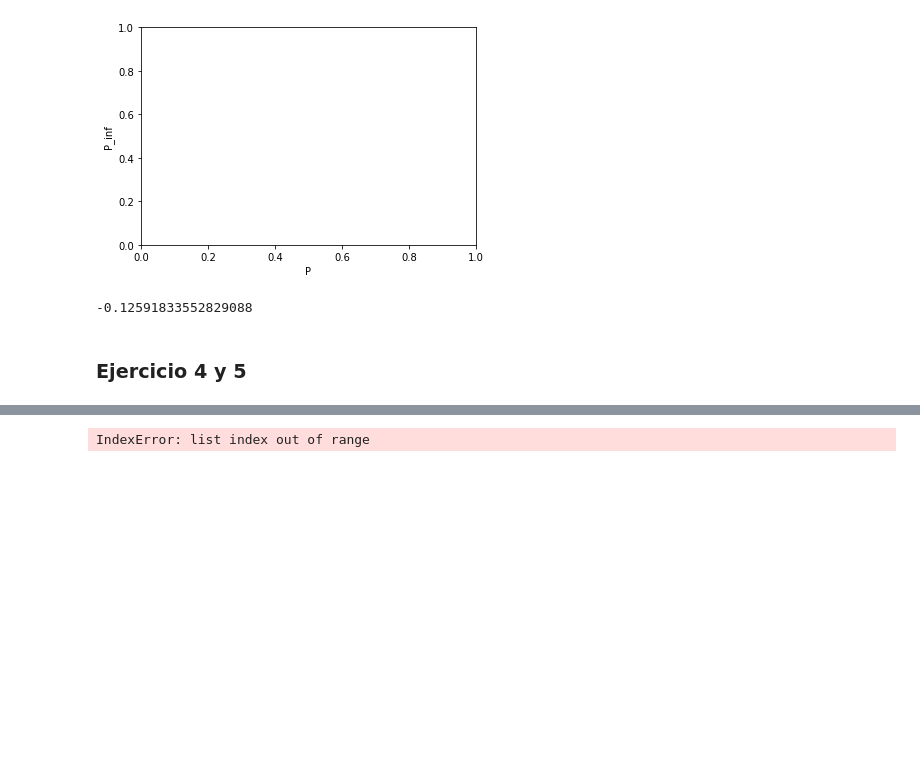
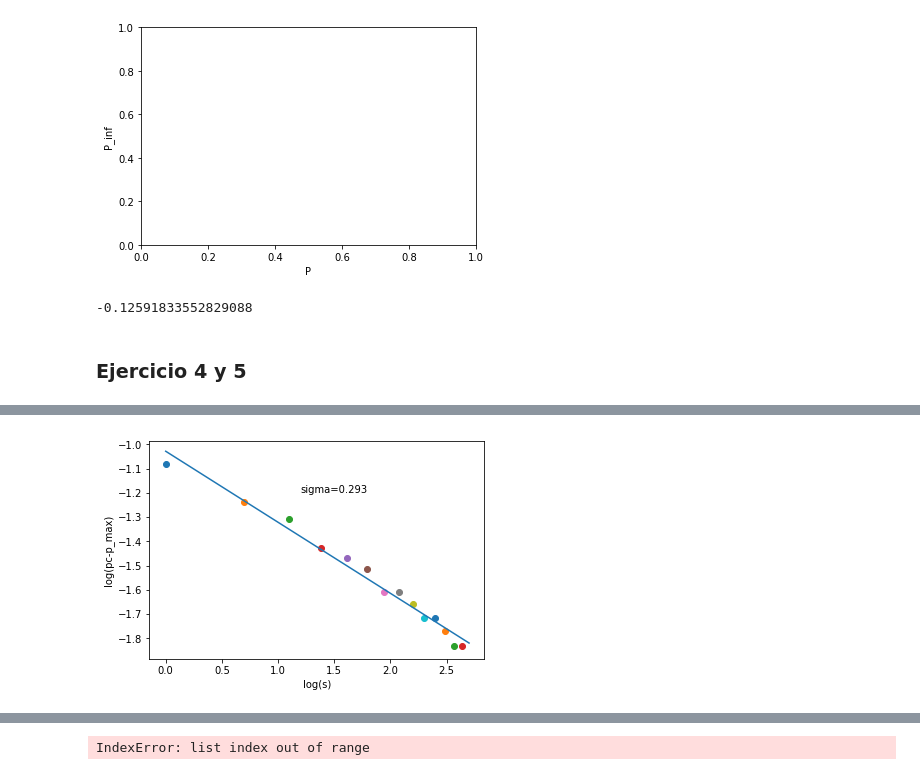
Before and after one commit to Luciousboy/computacional, a Jupyter notebook: graficador.ipynb, the cells around one changed output, grey strips where cells are left out. Drawn from its saved outputs; the diff is of its cells as text; code cells hidden in the pictures; blank space fills up the shorter version.

```diff
--- a/graficador.ipynb
+++ b/graficador.ipynb
@@ -429,27 +402,29 @@ ZeroDivisionError: float division by zero
 # %%
 import math
 ns=np.asarray(ns_L)
 s=1
 x=[]
 y=[]
 for eses in ns.T[1:15]:
     #print (eses)
     p_max=probabilidad_L[np.argmax(eses)]
    # print(p_max)
     p_graf=(p_max-0.59)
    # print(p_graf)
     plt.scatter(math.log(s),math.log(-p_graf))
     x.append(math.log(s))
     y.append(math.log(-p_graf))
 
     s+=1
 valores=np.polyfit(x,y,1)
 pol=np.poly1d(valores)
 plt.plot(np.linspace(0,2.7),pol(np.linspace(0,2.7)))
 plt.xlabel('log(s)')
 plt.ylabel('log(pc-p_max)')
-plt.text(1.2,-1.2,'tau=0.36')
+plt.text(1.2,-1.2,'sigma='+str(round(-valores[0],3)))
 plt.show()
+# %% [output]
+[figure, added]
 # %%
 import math
 ns=np.asarray(ns_L)
```
Also changed, not shown: parts of 15 cells of this notebook.
